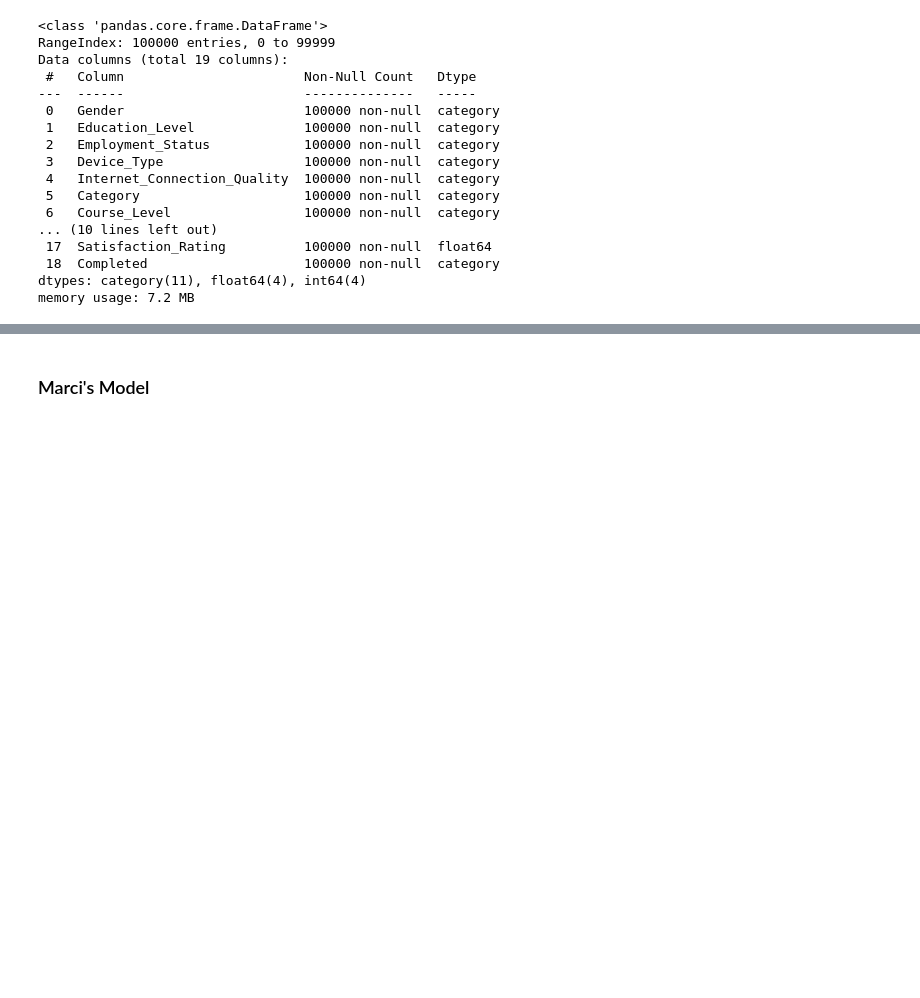
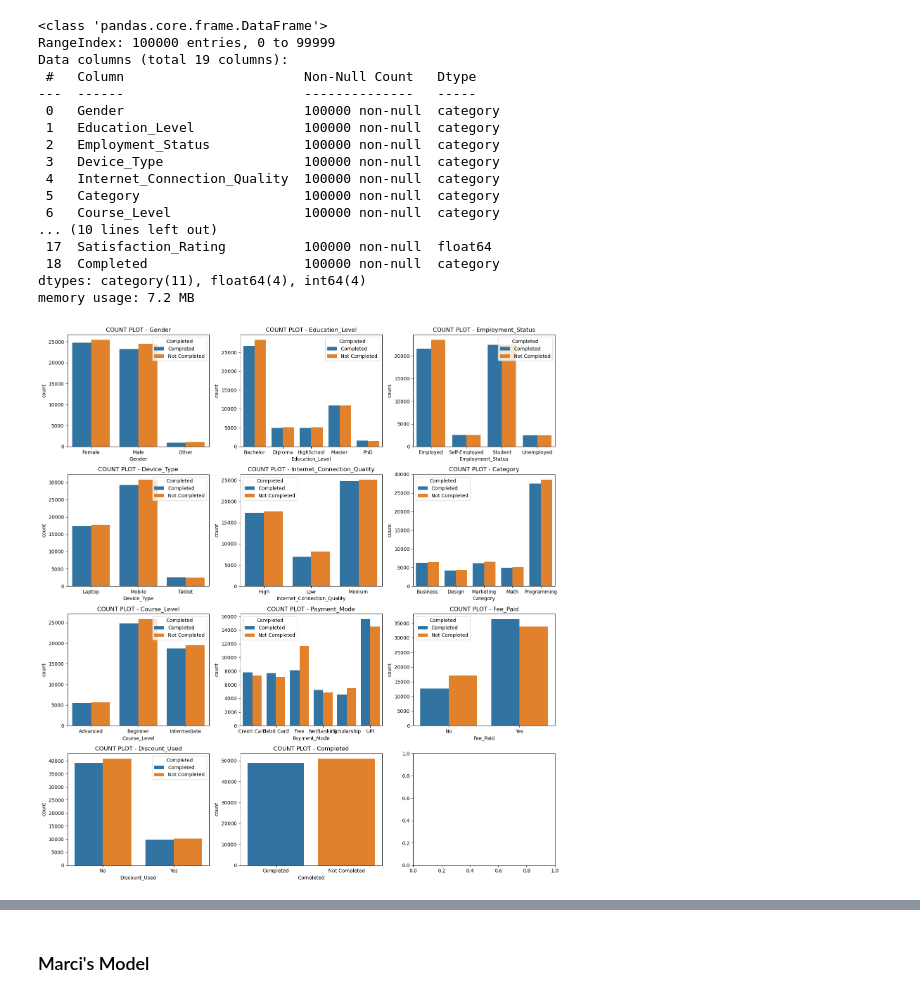
Before and after one commit to AkeemSemperDataScience/data3450-project-v1251-group_1, a Jupyter notebook: START_Project.ipynb, the cells around one changed output, grey strips where cells are left out. Cells and saved outputs as stored; diff of their text form; code cells hidden in the pictures; blank space fills up the shorter version.

```diff
--- a/START_Project.ipynb
+++ b/START_Project.ipynb
@@ -272,0 +252,18 @@ memory usage: 7.2 MB
+# %%
+# Explore data distribution, check for outliers - CATEGORICAL FEATURES
+
+sub_rows = (len(cat_list)+1) // 3                                           # Use length of columns as number of subplot rows
+sub_cols = 3                                                                # Number of subplot columns
+
+fig, ax = plt.subplots(sub_rows, sub_cols, figsize=(15,4*sub_rows))         # Create subplots based on number of columns in list
+ax = ax.flatten()
+
+for i, column in enumerate(cat_list):                                       # Loop through df (need index for plotting)
+
+    sns.countplot(df2, x=column, ax=ax[i], hue='Completed')                 # Create count plots
+    ax[i].set_title(f'COUNT PLOT - {column}')
+    plt.tight_layout()
+
+plt.show()
+# %% [output]
+[figure, added]
```
Also changed, not shown: parts of 9 cells of this notebook.
